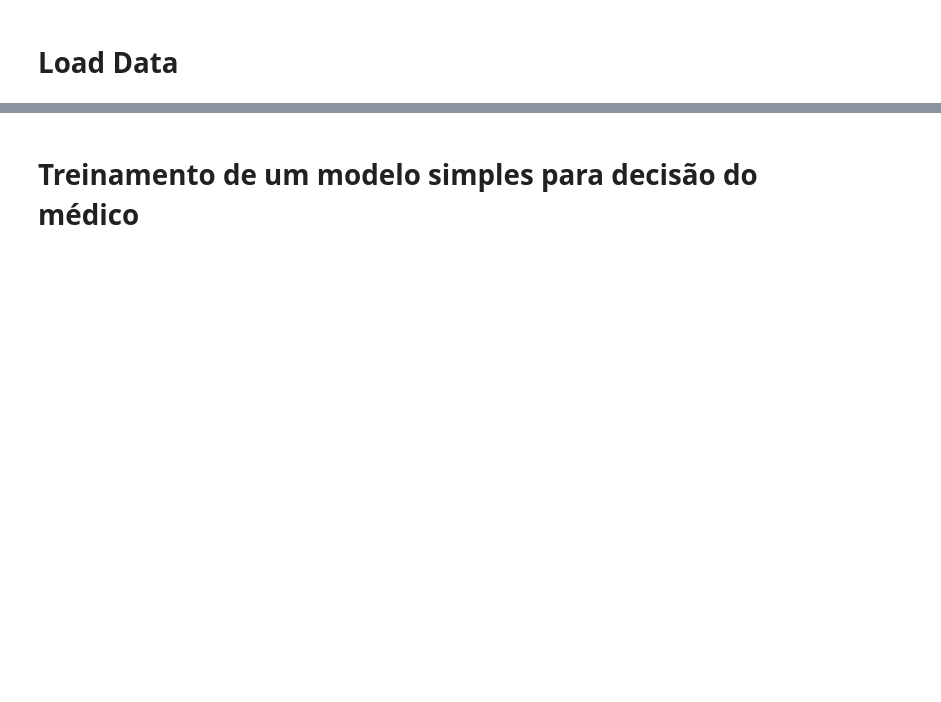
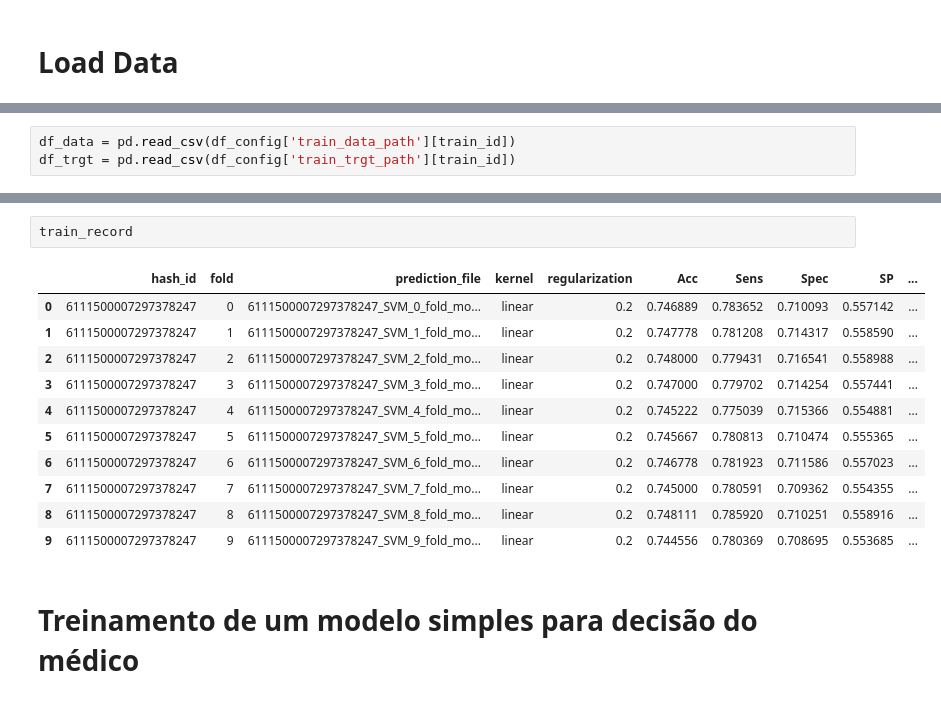
Before and after one commit to natmourajr/AprendizadoPorKernel, a Jupyter notebook: 4 - train_models.ipynb, the cells around one changed output, grey strips where cells are left out. Saved outputs shown, nothing was run; the diff lists cells and outputs as text; blank space fills up the shorter version.

```diff
--- a/4 - train_models.ipynb
+++ b/4 - train_models.ipynb
@@ -33,0 +25,3 @@ dev_target = pd.read_csv(os.path.join(df_config['processed_file_folder'][train_i
+# %%
+df_data = pd.read_csv(df_config['train_data_path'][train_id])
+df_trgt = pd.read_csv(df_config['train_trgt_path'][train_id])
@@ -34,3 +265,17 @@ dev_target = pd.read_csv(os.path.join(df_config['processed_file_folder'][train_i
+# %%
+train_record
+# %% [output]
+|  | hash_id | fold | prediction_file | kernel | regularization | Acc | Sens | Spec | SP | ... |
+| 0 | 6111500007297378247 | 0 | 6111500007297378247_SVM_0_fold_mo... | linear | 0.2 | 0.746889 | 0.783652 | 0.710093 | 0.557142 | ... |
+| 1 | 6111500007297378247 | 1 | 6111500007297378247_SVM_1_fold_mo... | linear | 0.2 | 0.747778 | 0.781208 | 0.714317 | 0.558590 | ... |
+| 2 | 6111500007297378247 | 2 | 6111500007297378247_SVM_2_fold_mo... | linear | 0.2 | 0.748000 | 0.779431 | 0.716541 | 0.558988 | ... |
+| 3 | 6111500007297378247 | 3 | 6111500007297378247_SVM_3_fold_mo... | linear | 0.2 | 0.747000 | 0.779702 | 0.714254 | 0.557441 | ... |
+| 4 | 6111500007297378247 | 4 | 6111500007297378247_SVM_4_fold_mo... | linear | 0.2 | 0.745222 | 0.775039 | 0.715366 | 0.554881 | ... |
+| 5 | 6111500007297378247 | 5 | 6111500007297378247_SVM_5_fold_mo... | linear | 0.2 | 0.745667 | 0.780813 | 0.710474 | 0.555365 | ... |
+| 6 | 6111500007297378247 | 6 | 6111500007297378247_SVM_6_fold_mo... | linear | 0.2 | 0.746778 | 0.781923 | 0.711586 | 0.557023 | ... |
+| 7 | 6111500007297378247 | 7 | 6111500007297378247_SVM_7_fold_mo... | linear | 0.2 | 0.745000 | 0.780591 | 0.709362 | 0.554355 | ... |
+| 8 | 6111500007297378247 | 8 | 6111500007297378247_SVM_8_fold_mo... | linear | 0.2 | 0.748111 | 0.785920 | 0.710251 | 0.558916 | ... |
+| 9 | 6111500007297378247 | 9 | 6111500007297378247_SVM_9_fold_mo... | linear | 0.2 | 0.744556 | 0.780369 | 0.708695 | 0.553685 | ... |
 # %% [markdown]
 # Treinamento de um modelo simples para decisão do médico
 # %% [markdown]
```
Also changed, not shown: parts of 23 cells of this notebook, 5 other files.
